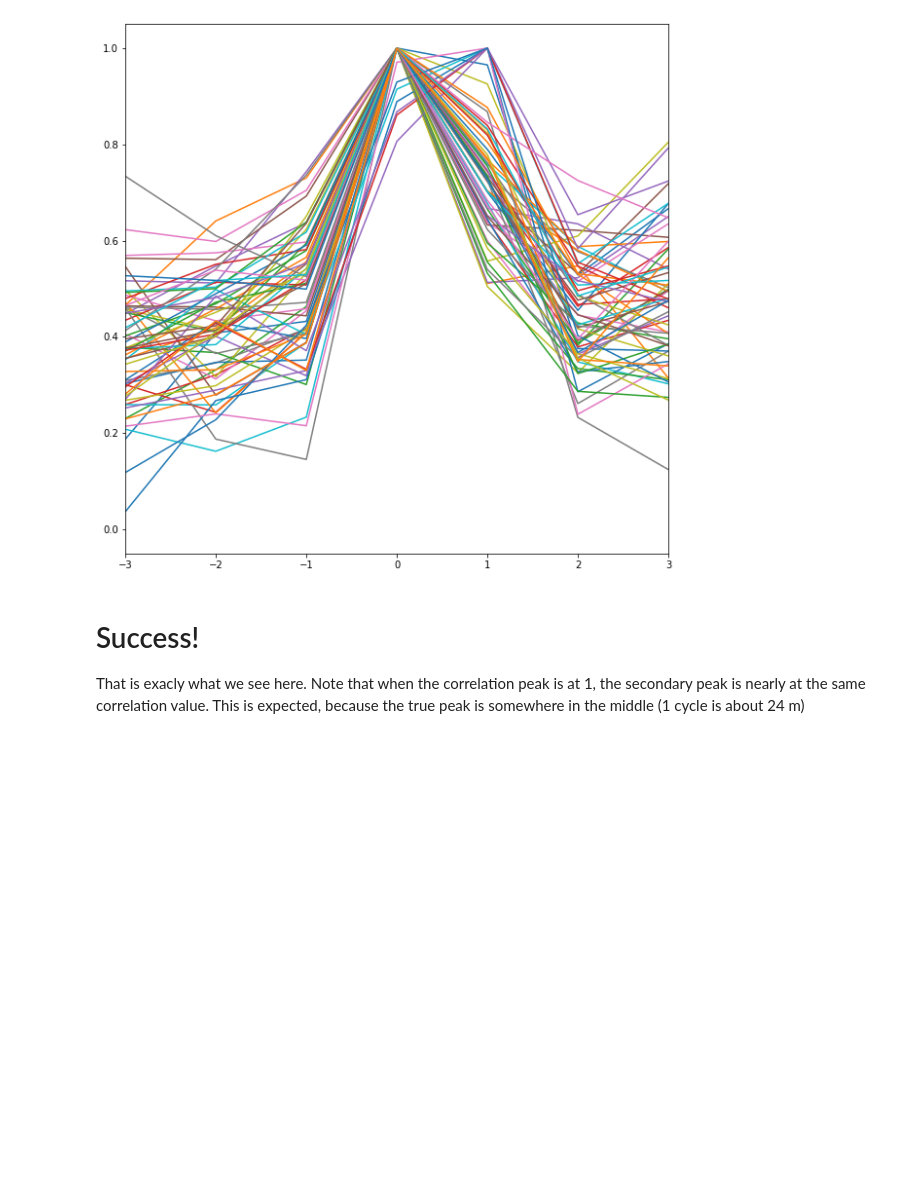
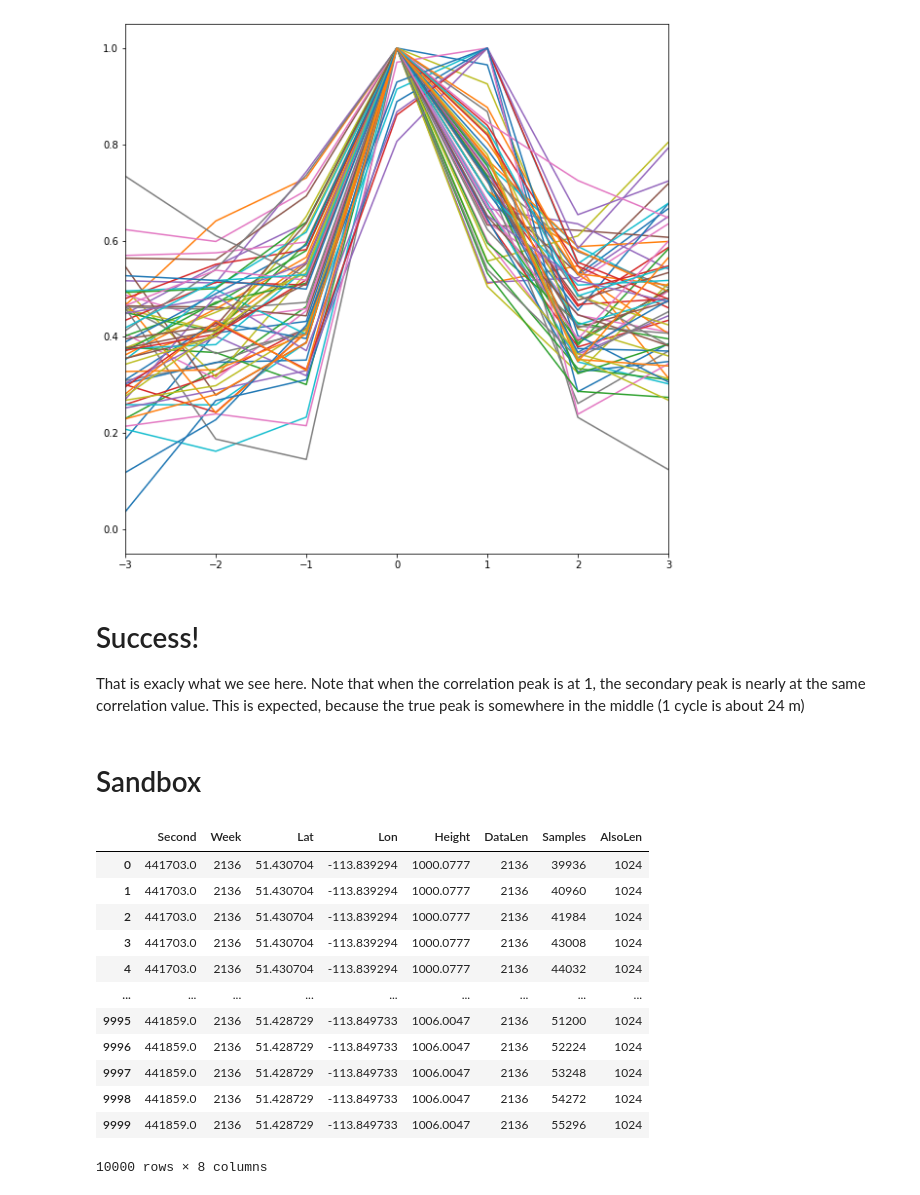
Before and after one commit to EdmondLeahy/InterferenceGeolocation, a Jupyter notebook: CorrSprinkles.ipynb, the cells around one changed output. Saved outputs shown, nothing was run; the diff lists cells and outputs as text; code cells hidden in the pictures; blank space fills up the shorter version.

```diff
--- a/CorrSprinkles.ipynb
+++ b/CorrSprinkles.ipynb
@@ -288,3 +259,21 @@ plt.show()
 # %% [markdown]
 # Success!
 That is exacly what we see here. Note that when the correlation peak is at 1, the secondary peak is nearly at the same correlation value. This is expected, because the true peak is somewhere in the middle (1 cycle is about 24 m)
+# %% [markdown]
+# Sandbox
+# %%
+obs_df_1
+# %% [output]
+|  | Second | Week | Lat | Lon | Height | DataLen | Samples | AlsoLen |
+| 0 | 441703.0 | 2136 | 51.430704 | -113.839294 | 1000.0777 | 2136 | 39936 | 1024 |
+| 1 | 441703.0 | 2136 | 51.430704 | -113.839294 | 1000.0777 | 2136 | 40960 | 1024 |
+| 2 | 441703.0 | 2136 | 51.430704 | -113.839294 | 1000.0777 | 2136 | 41984 | 1024 |
+| 3 | 441703.0 | 2136 | 51.430704 | -113.839294 | 1000.0777 | 2136 | 43008 | 1024 |
+| 4 | 441703.0 | 2136 | 51.430704 | -113.839294 | 1000.0777 | 2136 | 44032 | 1024 |
+| ... | ... | ... | ... | ... | ... | ... | ... | ... |
+| 9995 | 441859.0 | 2136 | 51.428729 | -113.849733 | 1006.0047 | 2136 | 51200 | 1024 |
+| 9996 | 441859.0 | 2136 | 51.428729 | -113.849733 | 1006.0047 | 2136 | 52224 | 1024 |
+| 9997 | 441859.0 | 2136 | 51.428729 | -113.849733 | 1006.0047 | 2136 | 53248 | 1024 |
+| 9998 | 441859.0 | 2136 | 51.428729 | -113.849733 | 1006.0047 | 2136 | 54272 | 1024 |
+| 9999 | 441859.0 | 2136 | 51.428729 | -113.849733 | 1006.0047 | 2136 | 55296 | 1024 |
+10000 rows × 8 columns
```
Also changed, not shown: parts of 4 cells of this notebook, 7 other files.
